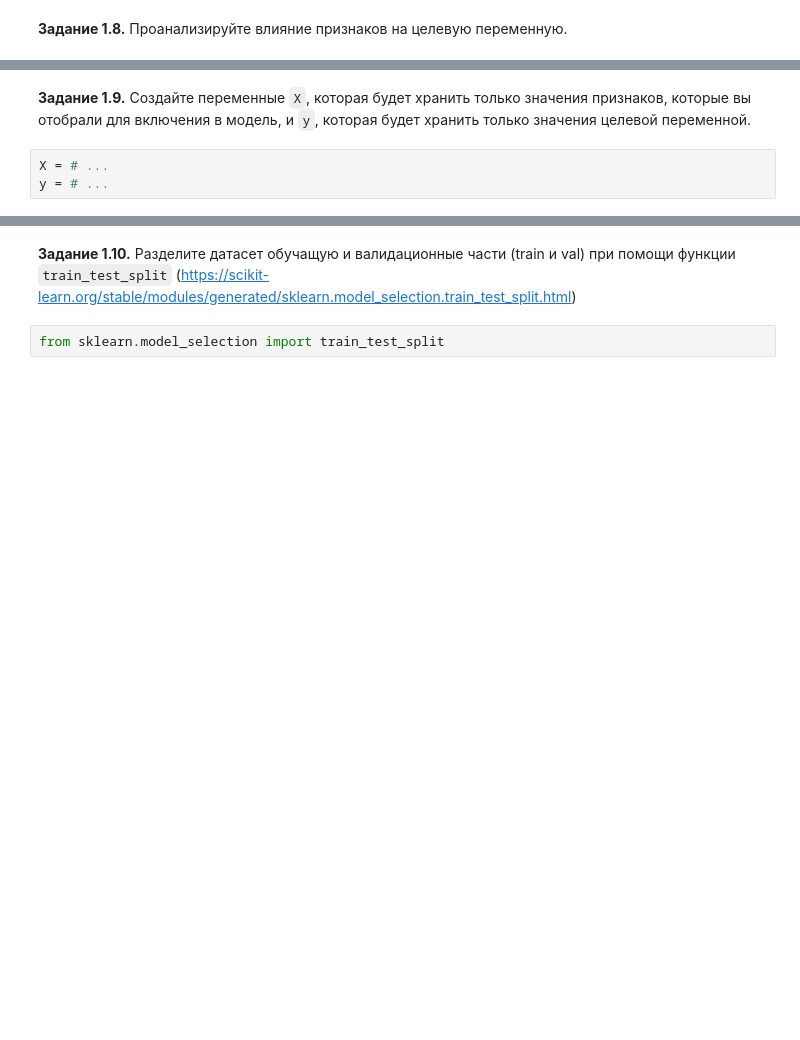
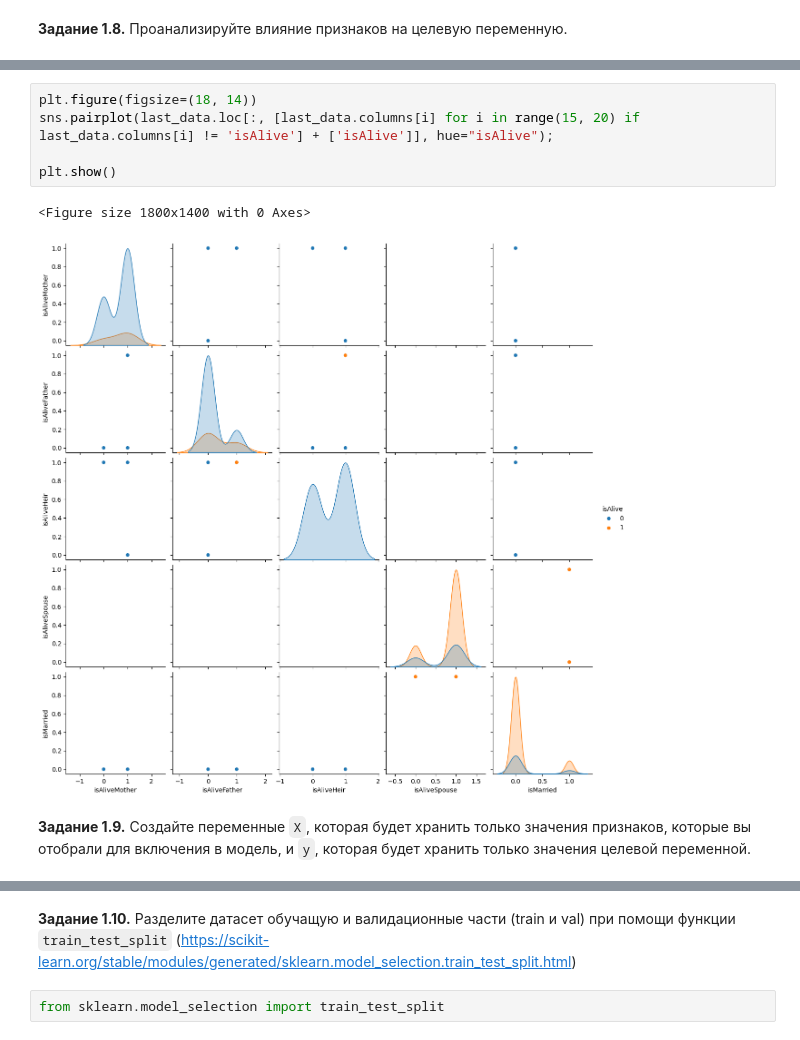
Before and after one commit to Aleksander-23443/deep-learnig-shcool, a Jupyter notebook: week_01_ml_intro/Homework/hw_1_game_of_thrones.ipynb, the cells around one changed output, grey strips where cells are left out. Cells and saved outputs as stored; diff of their text form; blank space fills up the shorter version.

```diff
--- a/week_01_ml_intro/Homework/hw_1_game_of_thrones.ipynb
+++ b/week_01_ml_intro/Homework/hw_1_game_of_thrones.ipynb
@@ -568,5 +666,10 @@ plt.show()
+# %%
+plt.figure(figsize=(18, 14))
+sns.pairplot(last_data.loc[:, [last_data.columns[i] for i in range(15, 20) if last_data.columns[i] != 'isAlive'] + ['isAlive']], hue="isAlive");
+
+plt.show()
+# %% [output]
+<Figure size 1800x1400 with 0 Axes>
+[figure, added]
 # %% [markdown]
 **Задание 1.9.** Создайте переменные `X`, которая будет хранить только значения признаков, которые вы отобрали для включения в модель, и `y`, которая будет хранить только значения целевой переменной.
-# %%
-X = # ...
-y = # ...
```
Also changed, not shown: parts of 46 cells of this notebook.
